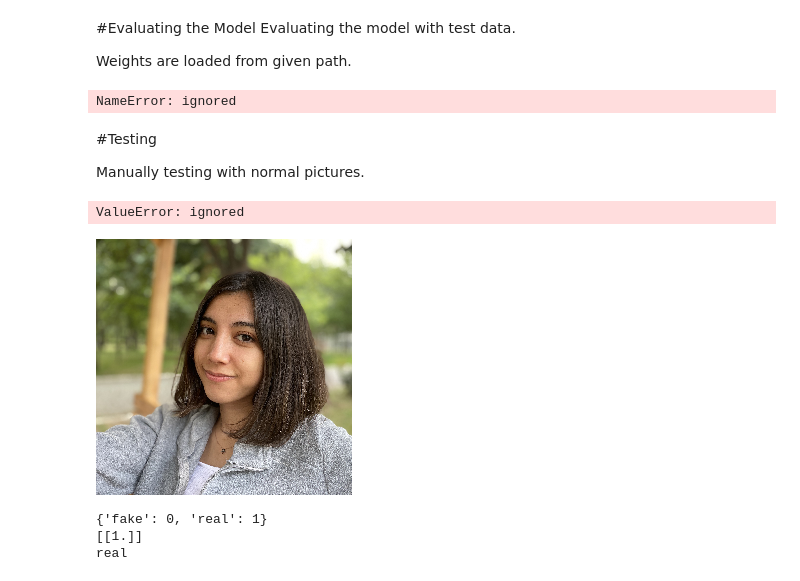
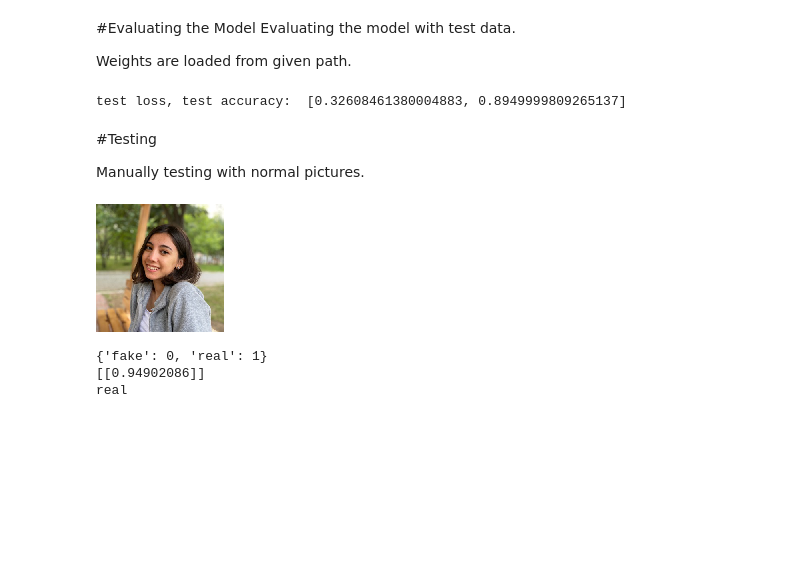
Before and after one commit to omerrcem/fake-face-detector, a Jupyter notebook: FakePersonDetector.ipynb, the cells around one changed output. Drawn from its saved outputs; the diff is of its cells as text; code cells hidden in the pictures; blank space fills up the shorter version.

```diff
--- a/FakePersonDetector.ipynb
+++ b/FakePersonDetector.ipynb
@@ -283,10 +297,10 @@ Summary of seleted model architecture and number of parameters are shown bellow.
 *   ResNet
 *   VGG16
 # %%
-classifier = resNet()
+classifier = alexNet()
 # Alternatives are
 #
-# classifier = alexNet()
+# classifier = resNet()
 # classifier = vgg16()
 # classifier = defaultNet()
 
@@ -303,7 +333,7 @@ Model checkpoint is being set.
 filepath = "/content/drive/My Drive/DeepLearning/best_model_alexNet.hdf5"
 checkpoint = ModelCheckpoint(filepath, monitor='val_accuracy', verbose=1, save_best_only=True, mode='max')
 history = classifier.fit_generator(training_set,
-                         epochs = 15 ,
+                         epochs = 10 ,
                          validation_data = validation_set,
                          callbacks = [checkpoint])
 print(history.history.keys())
@@ -354,39 +384,36 @@ Evaluating the model with test data.
 
 Weights are loaded from given path.
 # %%
-classifier.load_weights("/content/drive/My Drive/DeepLearning/best_model_resNet.hdf5")
+classifier.load_weights("/content/drive/My Drive/DeepLearning/best_model_alexNet.hdf5")
 evaluation = classifier.evaluate_generator(test_set)
 print('test loss, test accuracy: ', evaluation)
 # %% [output]
-NameError: ignored
+test loss, test accuracy:  [0.32608461380004883, 0.8949999809265137]
 # %% [markdown]
 #Testing
 
 Manually testing with normal pictures.
 # %%
-classifier.load_weights("/content/drive/My Drive/DeepLearning/best_model_default.hdf5")
+classifier.load_weights("/content/drive/My Drive/DeepLearning/best_model_alexNet.hdf5")
-# %% [output]
-ValueError: ignored
 # %%
 from keras.preprocessing import image
 
-path = '/content/sample_data/image0.jpg'
+path = '/content/sample_data/test_image.jpg'
 test_image = image.load_img( path, target_size = (128, 128))
-preview = image.load_img(path, target_size = (256, 256))
 
-display(preview)
+display(test_image)
 test_image = image.img_to_array(test_image)/255
 test_image = np.expand_dims(test_image, axis = 0)
 result = classifier.predict(test_image)
 print(training_set.class_indices)
 print(result)
 if result[0][0] > 0.5:
     prediction = 'real'
 else:
     prediction = 'fake'
 print(prediction)
 # %% [output]
-[figure, old version]
+[figure, new version]
 {'fake': 0, 'real': 1}
-[[1.]]
+[[0.94902086]]
 real
```
Also changed, not shown: parts of 7 cells of this notebook.
